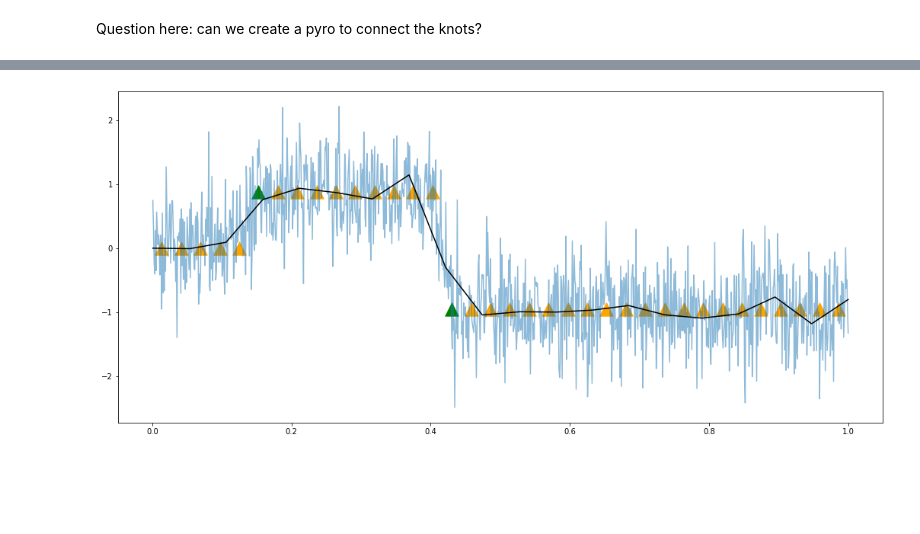
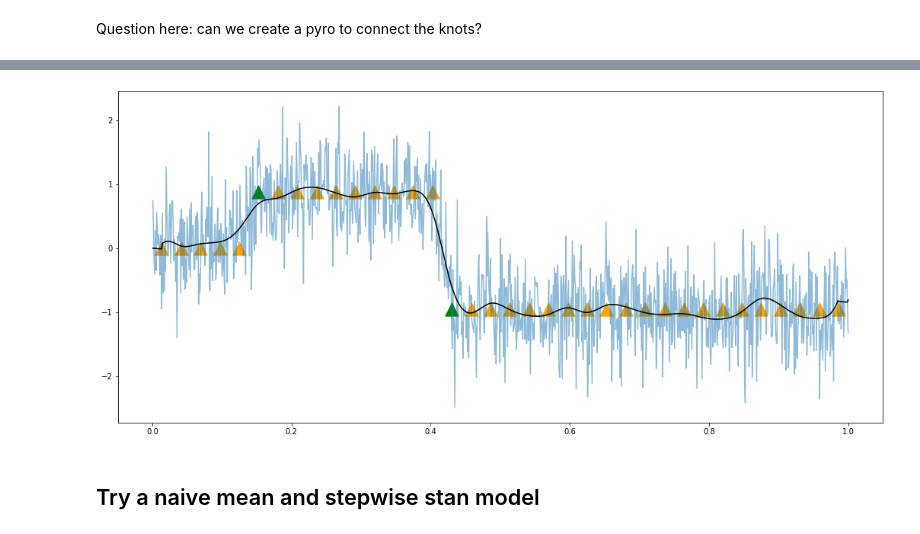
Before and after one commit to edwinnglabs/ts-playground, a Jupyter notebook: notebooks/change_point_spline.ipynb, the cells around one changed output, grey strips where cells are left out. Cells and saved outputs as stored; diff of their text form; code cells hidden in the pictures; blank space fills up the shorter version.

```diff
--- a/notebooks/change_point_spline.ipynb
+++ b/notebooks/change_point_spline.ipynb
@@ -240,13 +334,14 @@ b = patsy.bs(tp, knots=knots_sim[1:-1], degree=1)
 # %%
 input_data = {
     'num_data': len(tp),
-    'num_basis': b.shape[1],
+    'num_knots': len(knots_tp),
+    'knots': knots_tp,
+    'spline_degree': 3,
     'Y': y,
     'X': tp,
-    'B': b.transpose(),
 }
 # %%
-# fit = sm.sampling(data=input_data)
-# yhat = fit['Y_hat']
-# c0 = fit['a0']
-# c = fit['a']
+fit = sm.sampling(data=input_data)
+yhat = fit['Y_hat']
+c0 = fit['a0']
+c = fit['a']
@@ -258,10 +373,10 @@ c = fit['a']
 # %%
 fig, ax = plt.subplots(1, 1, figsize=(18, 8))
 ax.plot(tp, y, alpha=0.5)
 ax.scatter(knots_tp[is_jump>0], knots[is_jump>0], marker='^', s=300, color='green')
 ax.scatter(knots_tp[is_jump==0], knots[is_jump==0], marker='^', s=300, color='orange')
-ax.plot(tp, yhat, label='fitted', color='black');
-# if mcmc
-# ax.plot(tp, np.median(yhat, 0), label='fitted', color='black');
+ax.plot(tp, np.median(yhat, 0), label='fitted', color='black');
 # %% [output]
-[figure, old version]
+[figure, new version]
+# %% [markdown]
+## Try a naive mean and stepwise stan model
```
Also changed, not shown: parts of 23 cells of this notebook, 2 other files.
